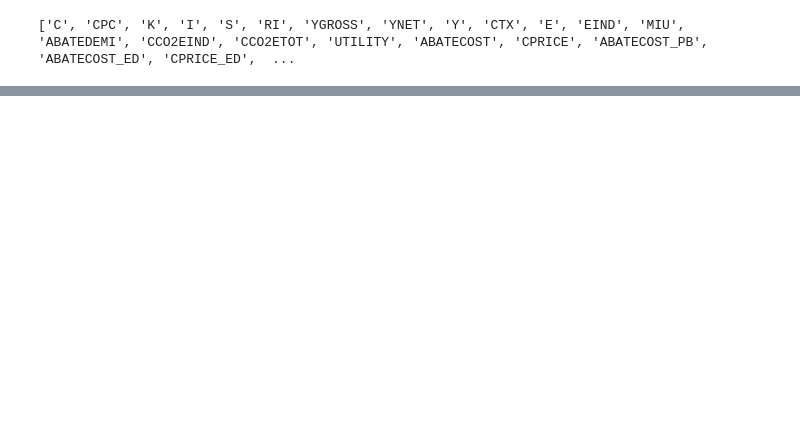
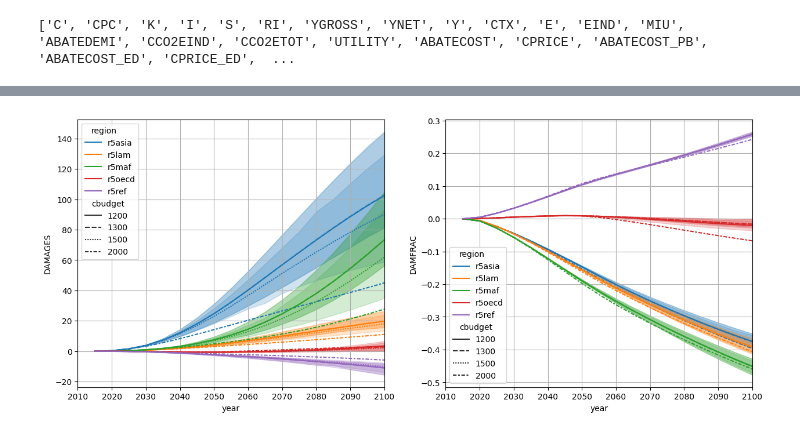
Before and after one commit to DanielPerezF/ClimateChange-WISE-project, a Jupyter notebook: exploratory.ipynb, the cells around one changed output, grey strips where cells are left out. Cells and saved outputs as stored; diff of their text form; code cells hidden in the pictures; blank space fills up the shorter version.

Commit message:
Newest plotting notebook

```diff
--- a/exploratory.ipynb
+++ b/exploratory.ipynb
@@ -152,0 +21,18 @@ pd.pivot_table(cbudget800[cbudget800['year'] <= 2100],'E','year','region')
+# %%
+paths = ['results/results_ssp1_cbudget1200.gdx',
+         'results/results_ssp1_cbudget1300.gdx',
+         'results/results_ssp1_cbudget1500.gdx',
+         'results/results_ssp2_cbudget1200.gdx',
+         'results/results_ssp2_cbudget1300.gdx',
+         'results/results_ssp2_cbudget1500.gdx',
+         'results/results_ssp3_cbudget2000.gdx',
+         'results/results_ssp4_cbudget1500.gdx',
+         'results/results_ssp5_cbudget1200.gdx',
+         'results/results_ssp5_cbudget1300.gdx',
+         'results/results_ssp5_cbudget1500.gdx']
+
+data = read_scenarios(paths,['E','ABATEDEMI','TEMP_REGION','TEMP_REGION_DAM','DAMAGES','DAMFRAC'])
+data['E'] = data['E']*5 #Adjust timestep
+data['ssp'] = data['scen'].str.slice(0,4)
+data['cbudget'] = data['scen'].str.slice(-4)
+data.head(10)
@@ -152,0 +51,10 @@ pd.pivot_table(cbudget800[cbudget800['year'] <= 2100],'E','year','region')
+# %%
+countries=data[(data['year'] <= 2100)]
+fig,axs = plt.subplots(1,2,figsize=(15,6))
+sns.lineplot(data=countries,x='year',y='DAMAGES',hue='region',style='cbudget',ax=axs[0]).grid(True)
+sns.lineplot(data=countries,x='year',y='DAMFRAC',hue='region',style='cbudget',ax=axs[1]).grid(True)
+axs[0].set(xlim=[2010,2100])
+axs[1].set(xlim=[2010,2100])
+plt.show()
+# %% [output]
+[figure, added]
```
Also changed, not shown: parts of 18 cells of this notebook.
